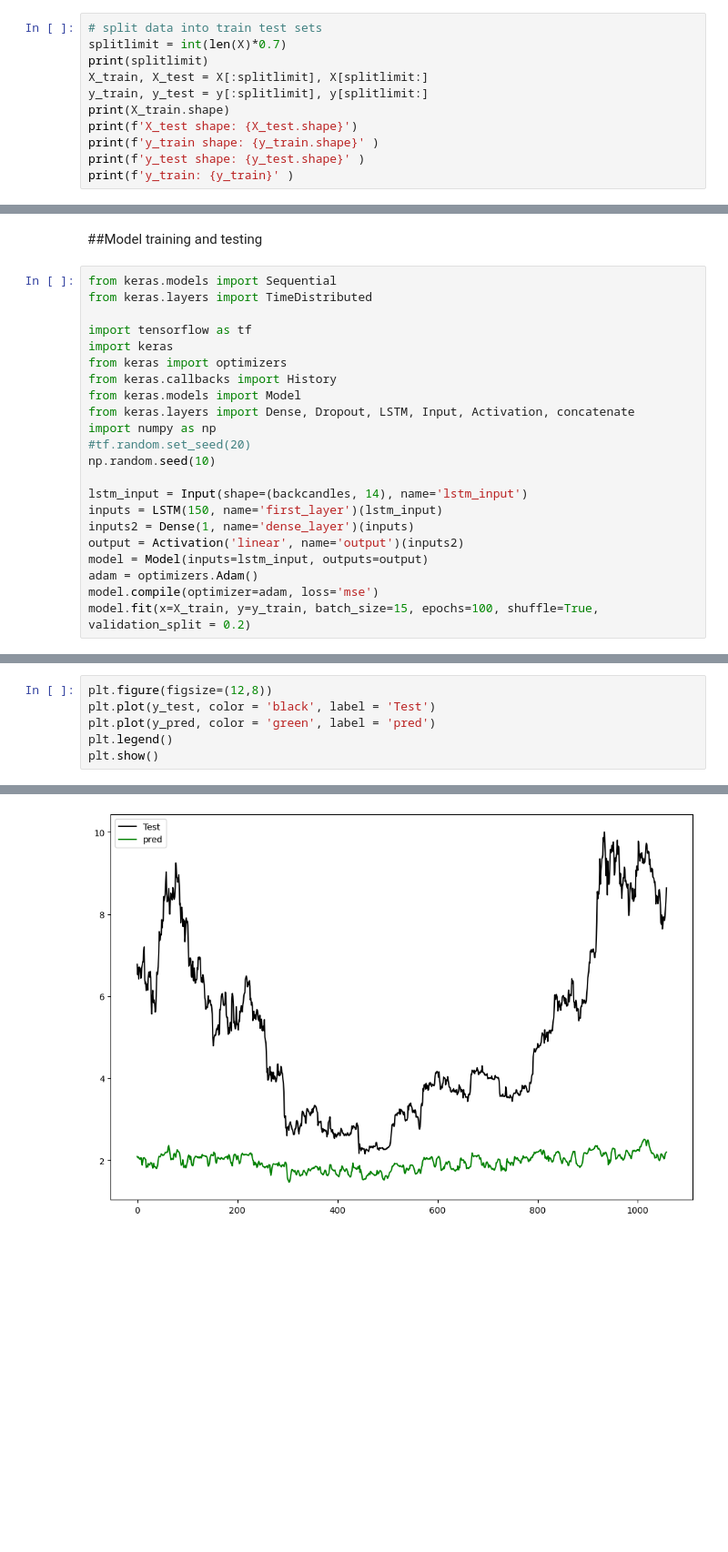
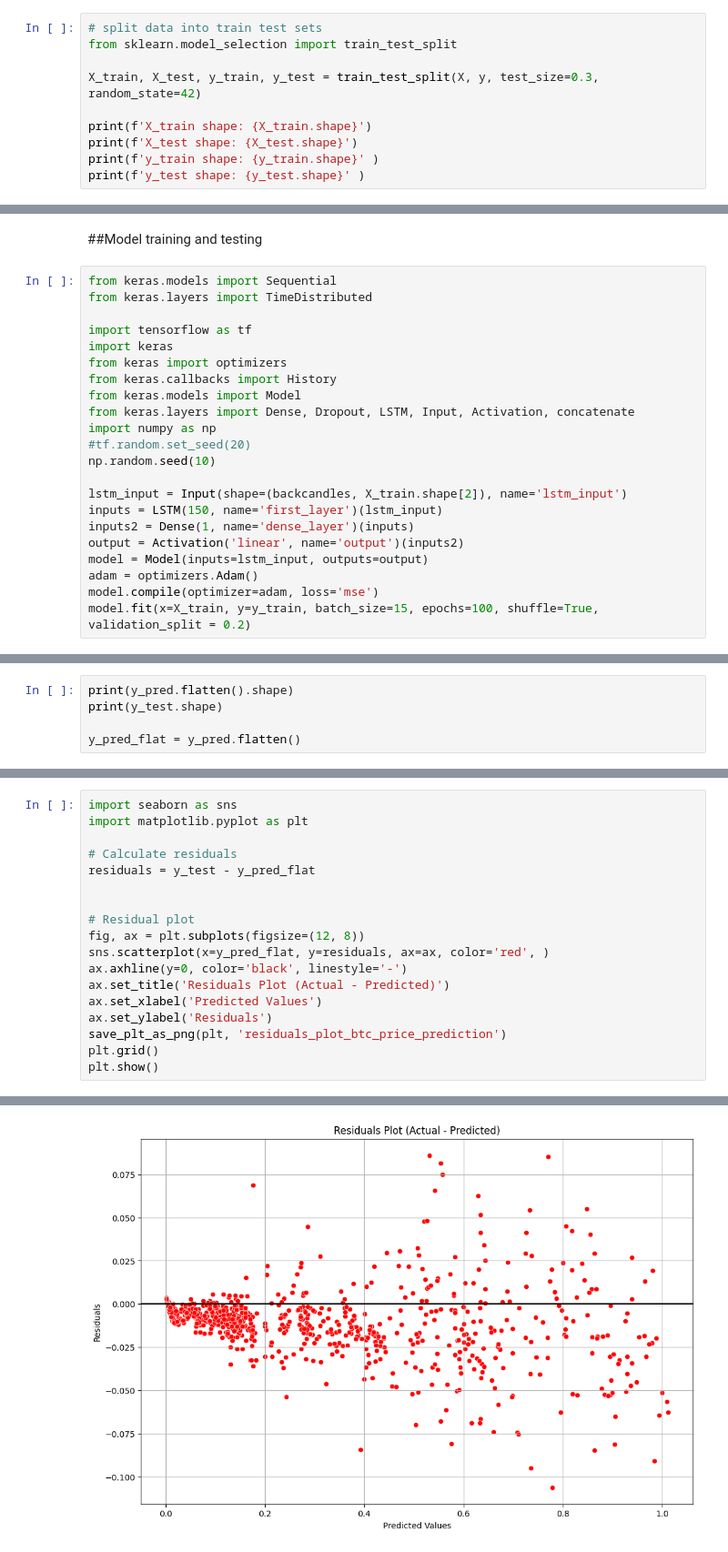
Before and after one commit to Nugenesis-Batch-3/ml-bitcoin-prediction, a Jupyter notebook: notebooks/LSTM_CodeTrading_1.ipynb, the cells around one changed output, grey strips where cells are left out. Shown at 91% size. Drawn from its saved outputs; the diff is of its cells as text; blank space fills up the shorter version.

Commit message:
feat: started with blockchain data training and analysis and added plots for LSTM model training

```diff
--- a/notebooks/LSTM_CodeTrading_1.ipynb
+++ b/notebooks/LSTM_CodeTrading_1.ipynb
@@ -250,13 +254,12 @@ print(y.shape)
 (3526,)
 # %%
 # split data into train test sets
-splitlimit = int(len(X)*0.7)
-print(splitlimit)
-X_train, X_test = X[:splitlimit], X[splitlimit:]
-y_train, y_test = y[:splitlimit], y[splitlimit:]
-print(X_train.shape)
+from sklearn.model_selection import train_test_split
+
+X_train, X_test, y_train, y_test = train_test_split(X, y, test_size=0.3, random_state=42)
+
+print(f'X_train shape: {X_train.shape}')
 print(f'X_test shape: {X_test.shape}')
 print(f'y_train shape: {y_train.shape}' )
 print(f'y_test shape: {y_test.shape}' )
-print(f'y_train: {y_train}' )
 # %% [output]
@@ -302,7 +303,7 @@ import numpy as np
 #tf.random.set_seed(20)
 np.random.seed(10)
 
-lstm_input = Input(shape=(backcandles, 14), name='lstm_input')
+lstm_input = Input(shape=(backcandles, X_train.shape[2]), name='lstm_input')
 inputs = LSTM(150, name='first_layer')(lstm_input)
 inputs2 = Dense(1, name='dense_layer')(inputs)
 output = Activation('linear', name='output')(inputs2)
@@ -353,0 +398,5 @@ model accuracy:  13.95120620727539
+# %%
+print(y_pred.flatten().shape)
+print(y_test.shape)
+
+y_pred_flat = y_pred.flatten()
@@ -354,7 +424,19 @@ model accuracy:  13.95120620727539
 # %%
-plt.figure(figsize=(12,8))
-plt.plot(y_test, color = 'black', label = 'Test')
-plt.plot(y_pred, color = 'green', label = 'pred')
-plt.legend()
+import seaborn as sns
+import matplotlib.pyplot as plt
+
+# Calculate residuals
+residuals = y_test - y_pred_flat
+
+
+# Residual plot
+fig, ax = plt.subplots(figsize=(12, 8))
+sns.scatterplot(x=y_pred_flat, y=residuals, ax=ax, color='red', )
+ax.axhline(y=0, color='black', linestyle='-')
+ax.set_title('Residuals Plot (Actual - Predicted)')
+ax.set_xlabel('Predicted Values')
+ax.set_ylabel('Residuals')
+save_plt_as_png(plt, 'residuals_plot_btc_price_prediction')
+plt.grid()
 plt.show()
 # %% [output]
@@ -361 +444 @@ plt.show()
-[figure, old version]
+[figure, new version]
```
Also changed, not shown: parts of 17 cells of this notebook, 10 other files.
